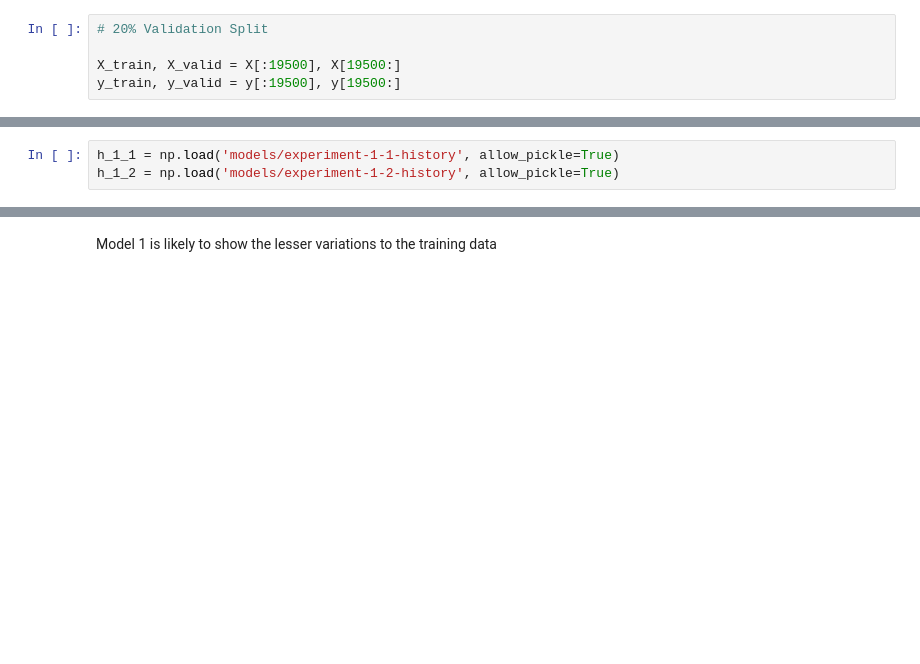
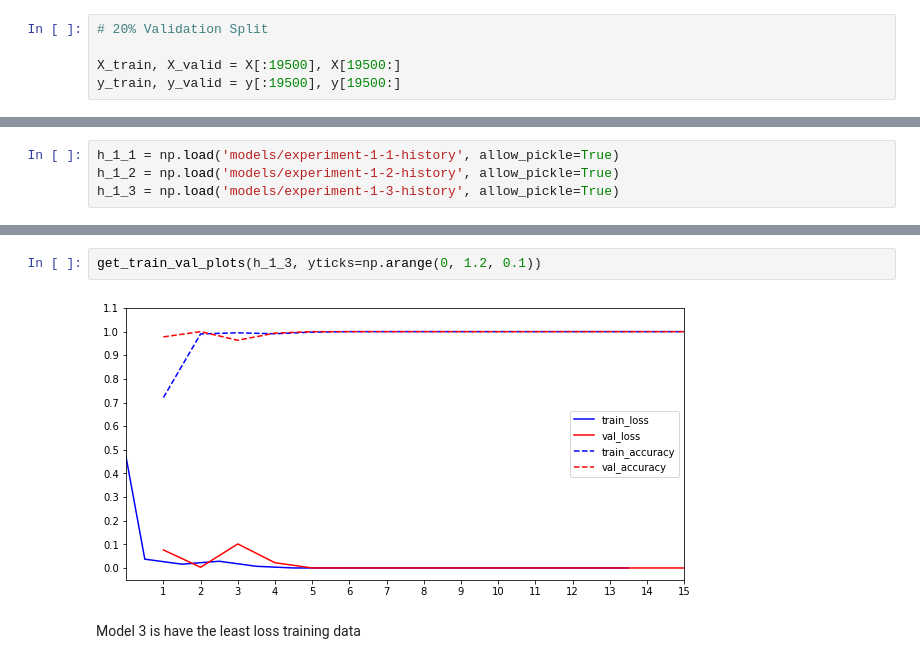
Before and after one commit to Sathwick-Reddy-M/Sign-Language-Recognition, a Jupyter notebook: sign-language-recognition.ipynb, the cells around one changed output, grey strips where cells are left out. Drawn from its saved outputs; the diff is of its cells as text; blank space fills up the shorter version.

```diff
--- a/sign-language-recognition.ipynb
+++ b/sign-language-recognition.ipynb
@@ -501,3 +526,4 @@ for index in range(n_pairs):
 # %%
 h_1_1 = np.load('models/experiment-1-1-history', allow_pickle=True)
 h_1_2 = np.load('models/experiment-1-2-history', allow_pickle=True)
+h_1_3 = np.load('models/experiment-1-3-history', allow_pickle=True)
@@ -512,2 +538,6 @@ get_train_val_plots(h_1_2)
+# %%
+get_train_val_plots(h_1_3, yticks=np.arange(0, 1.2, 0.1))
+# %% [output]
+[figure, added]
 # %% [markdown]
-Model 1 is likely to show the lesser variations to the training data
+Model 3 is have the least loss training data
```
Also changed, not shown: parts of 16 cells of this notebook.
